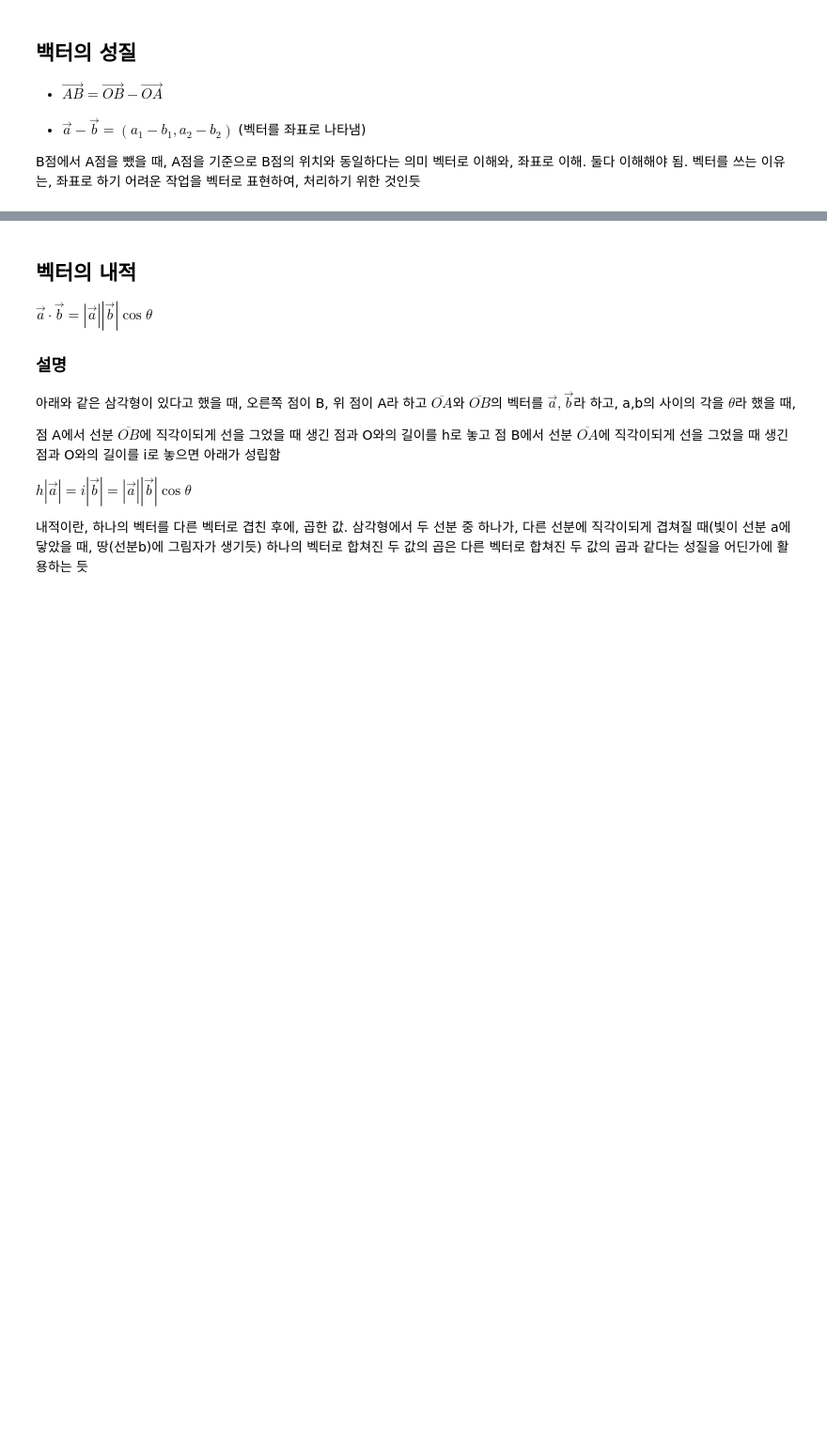
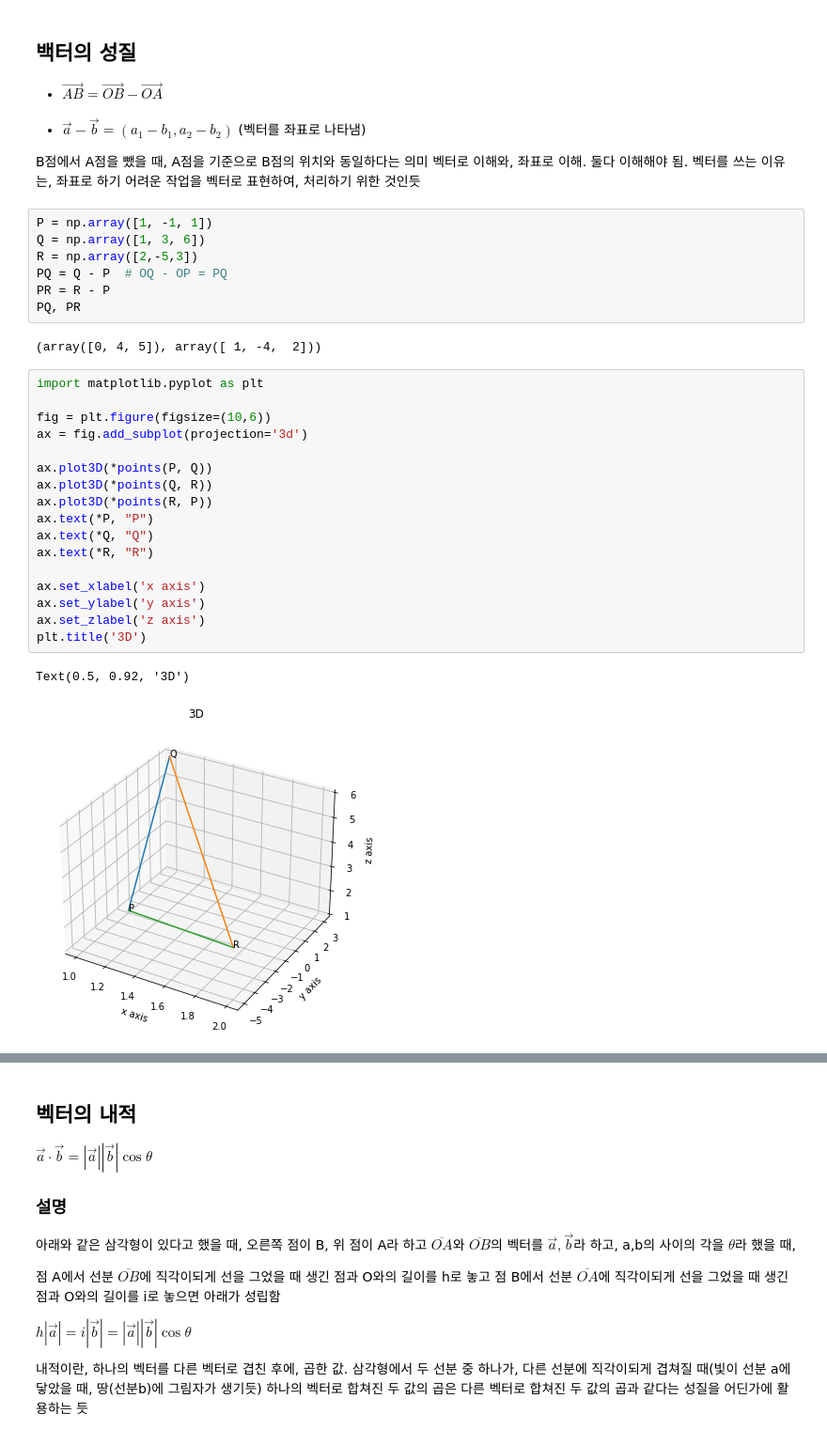
Before and after one commit to dss99911/ds-study, a Jupyter notebook: python/mathmetics/vector.ipynb, the cells around one changed output, grey strips where cells are left out. Shown: that part at 94% size. Cells and saved outputs as stored; diff of their text form; blank space fills up the shorter version.

```diff
--- a/python/mathmetics/vector.ipynb
+++ b/python/mathmetics/vector.ipynb
@@ -23,3 +23,32 @@ $|\vec{a}| = \sqrt{a_1^2 + a_2^2}$
 B점에서 A점을 뺐을 때, A점을 기준으로 B점의 위치와 동일하다는 의미
 벡터로 이해와, 좌표로 이해. 둘다 이해해야 됨.
 벡터를 쓰는 이유는, 좌표로 하기 어려운 작업을 벡터로 표현하여, 처리하기 위한 것인듯
+# %%
+P = np.array([1, -1, 1])
+Q = np.array([1, 3, 6])
+R = np.array([2,-5,3])
+PQ = Q - P  # OQ - OP = PQ
+PR = R - P
+PQ, PR
+# %% [output]
+(array([0, 4, 5]), array([ 1, -4,  2]))
+# %%
+import matplotlib.pyplot as plt
+
+fig = plt.figure(figsize=(10,6))
+ax = fig.add_subplot(projection='3d')
+
+ax.plot3D(*points(P, Q))
+ax.plot3D(*points(Q, R))
+ax.plot3D(*points(R, P))
+ax.text(*P, "P")
+ax.text(*Q, "Q")
+ax.text(*R, "R")
+
+ax.set_xlabel('x axis')
+ax.set_ylabel('y axis')
+ax.set_zlabel('z axis')
+plt.title('3D')
+# %% [output]
+Text(0.5, 0.92, '3D')
+[figure, added]
```
Also changed, not shown: parts of 19 cells of this notebook, 10 other files.
